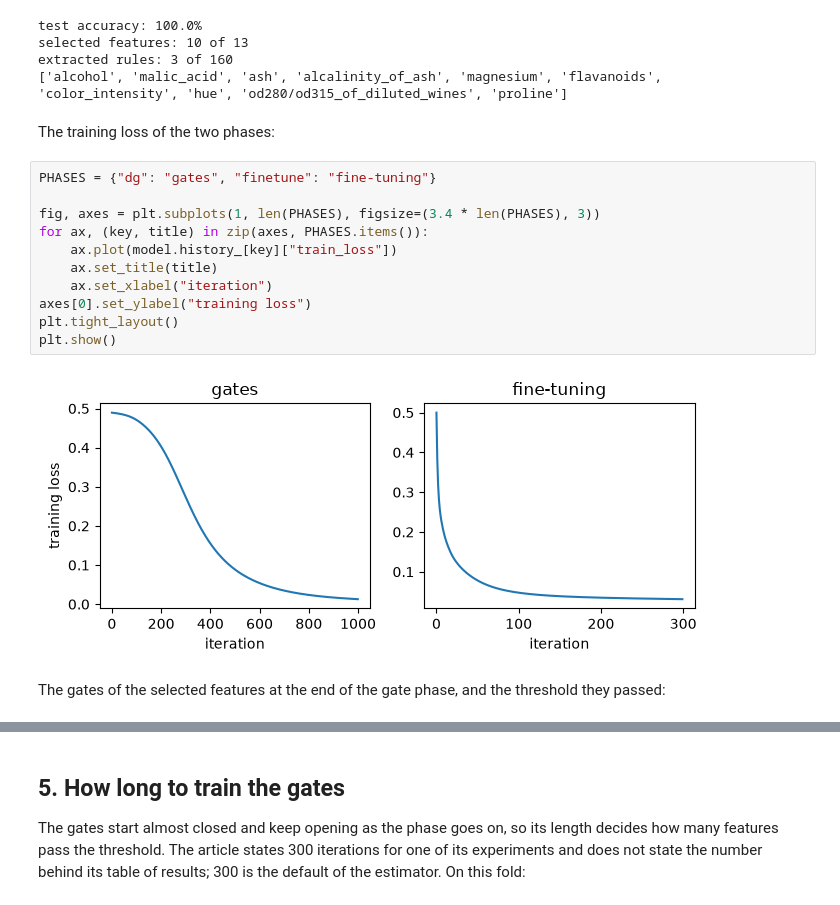
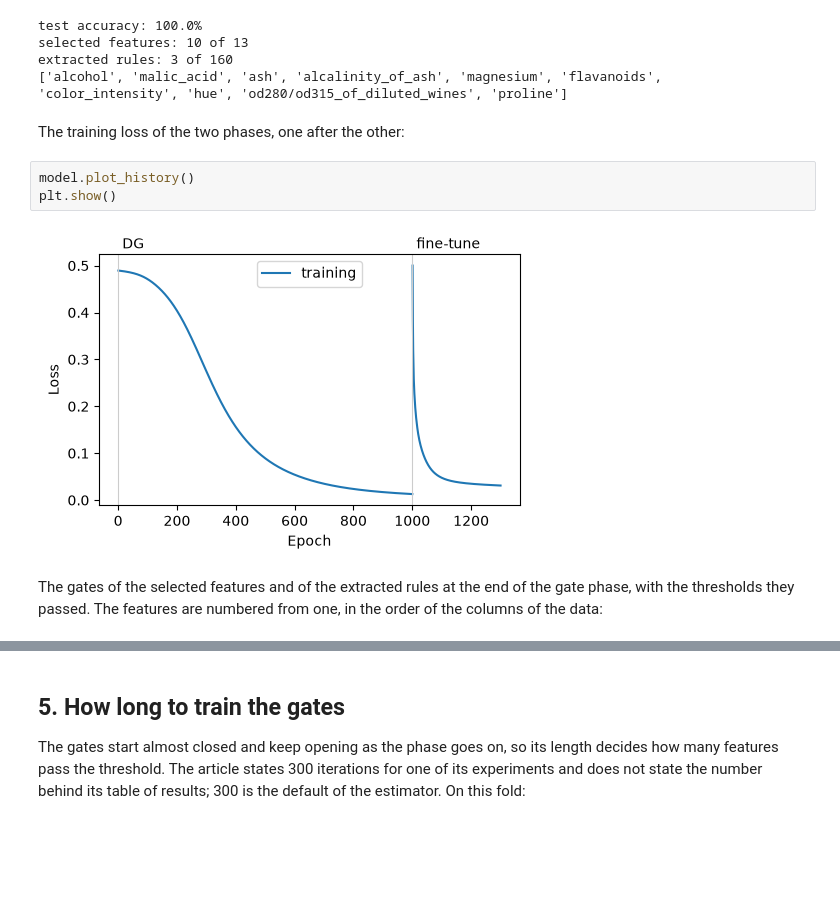
Before and after one commit to dcruzf/highFIS, a Jupyter notebook: examples/notebooks/dgtsk_2023.ipynb, the cells around one changed output, grey strips where cells are left out. Saved outputs shown, nothing was run; the diff lists cells and outputs as text; blank space fills up the shorter version.

```diff
--- a/examples/notebooks/dgtsk_2023.ipynb
+++ b/examples/notebooks/dgtsk_2023.ipynb
@@ -124,20 +124,14 @@ selected features: 10 of 13
 extracted rules: 3 of 160
 ['alcohol', 'malic_acid', 'ash', 'alcalinity_of_ash', 'magnesium', 'flavanoids', 'color_intensity', 'hue', 'od280/od315_of_diluted_wines', 'proline']
 # %% [markdown]
-The training loss of the two phases:
+The training loss of the two phases, one after the other:
 # %%
-PHASES = {"dg": "gates", "finetune": "fine-tuning"}
-
-fig, axes = plt.subplots(1, len(PHASES), figsize=(3.4 * len(PHASES), 3))
-for ax, (key, title) in zip(axes, PHASES.items()):
-    ax.plot(model.history_[key]["train_loss"])
-    ax.set_title(title)
-    ax.set_xlabel("iteration")
-axes[0].set_ylabel("training loss")
-plt.tight_layout()
+model.plot_history()
 plt.show()
 # %% [output]
-[figure, old version]
+[figure, new version]
 # %% [markdown]
-The gates of the selected features at the end of the gate phase, and the threshold they passed:
+The gates of the selected features and of the extracted rules at the end of the gate
+phase, with the thresholds they passed. The features are numbered from one, in the order
+of the columns of the data:
 # %%
```
Also changed, not shown: parts of 2 cells of this notebook, 6 other files.
